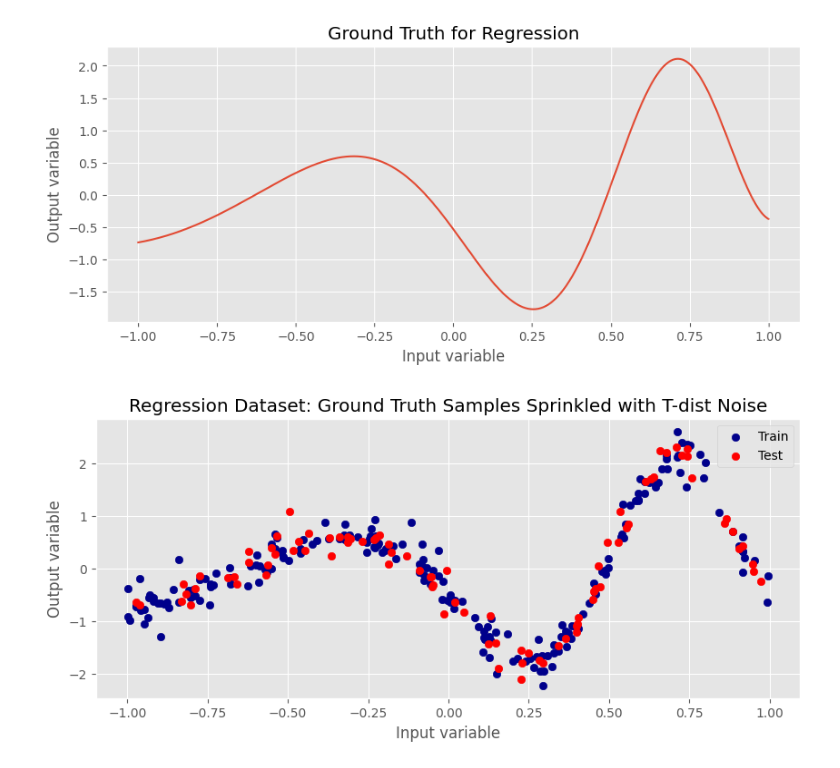
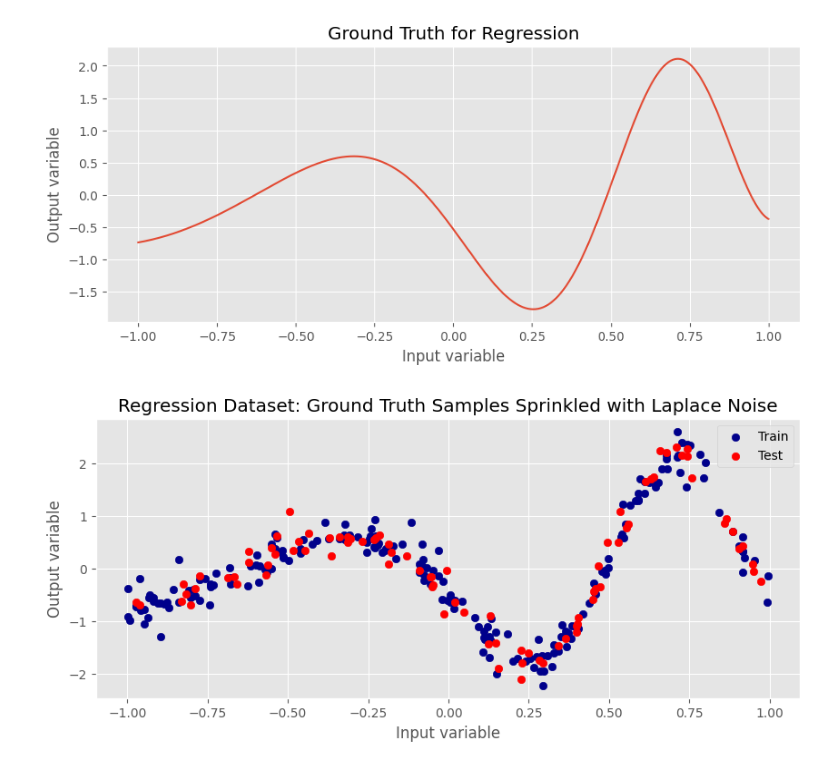
Before and after one commit to Marco-Gal/Bayesian-Neural-Network-Project, a Jupyter notebook: t distribution toy problems/laplace-noise.ipynb, the cells around one changed output. Drawn from its saved outputs; the diff is of its cells as text; code cells hidden in the pictures.

```diff
--- a/t distribution toy problems/laplace-noise.ipynb
+++ b/t distribution toy problems/laplace-noise.ipynb
@@ -34,33 +34,33 @@ plt.show()
 # %%
 def gen_lap_noise(size=100, loc=0, noise_scale=0.15, split=0.3):
     xs = np.linspace(-1, 1, 1000)
     ys = normalised_ground_truth(xs)
     samp_ind = np.random.randint(0, 999, size)
     x_samps = xs[samp_ind]
     y_samps = ys[samp_ind] + laplace.rvs(loc, noise_scale, size)
     return train_test_split(x_samps, y_samps, test_size=split)
 
 np.random.seed(42)
 
 x_tr, x_te, y_tr, y_te = gen_lap_noise(size=300, loc=0, noise_scale=0.15, split=0.3) # i think if we want std = 0.15 we should have scale = 0.15*sqrt(3/5)
                                                                                     #but it's probably also fine to have larger var, it doesn't really matter
                                                                                     # I am going to make df lower though so that there are bigger tails
 
-plt.title("Regression Dataset: Ground Truth Samples Sprinkled with T-dist Noise")
+plt.title("Regression Dataset: Ground Truth Samples Sprinkled with Laplace Noise")
 plt.scatter(x_tr, y_tr, label='Train', color='darkblue')
 plt.scatter(x_te, y_te, label='Test', color='red')
 plt.xlabel('Input variable')
 plt.ylabel('Output variable')
 plt.legend()
 plt.show()
 
 # transpose the pytorch tensor so it fits as expected later
 x_tr = torch.FloatTensor(x_tr).unsqueeze(-1)
 y_tr = torch.FloatTensor(y_tr).unsqueeze(-1)
 x_te = torch.FloatTensor(x_te).unsqueeze(-1)
 y_te = torch.FloatTensor(y_te).unsqueeze(-1)
 # %% [output]
-[figure, old version]
+[figure, new version]
 # %%
 class GaussianMeanFieldLayer(nn.Module):
     """Represents a mean-field Gaussian distribution over each layer of the network."""
```
Also changed, not shown: parts of 10 cells of this notebook, 3 other files.
